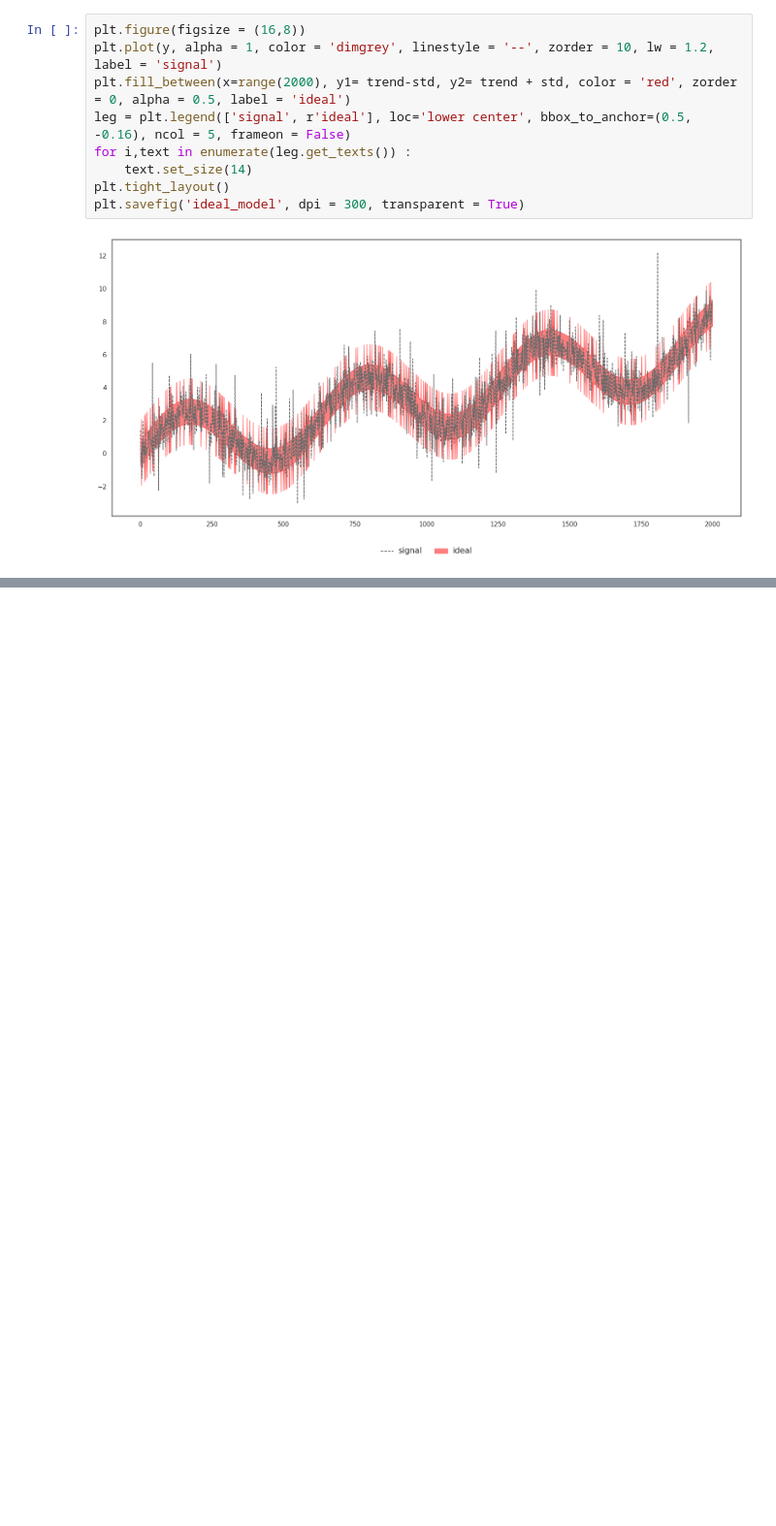
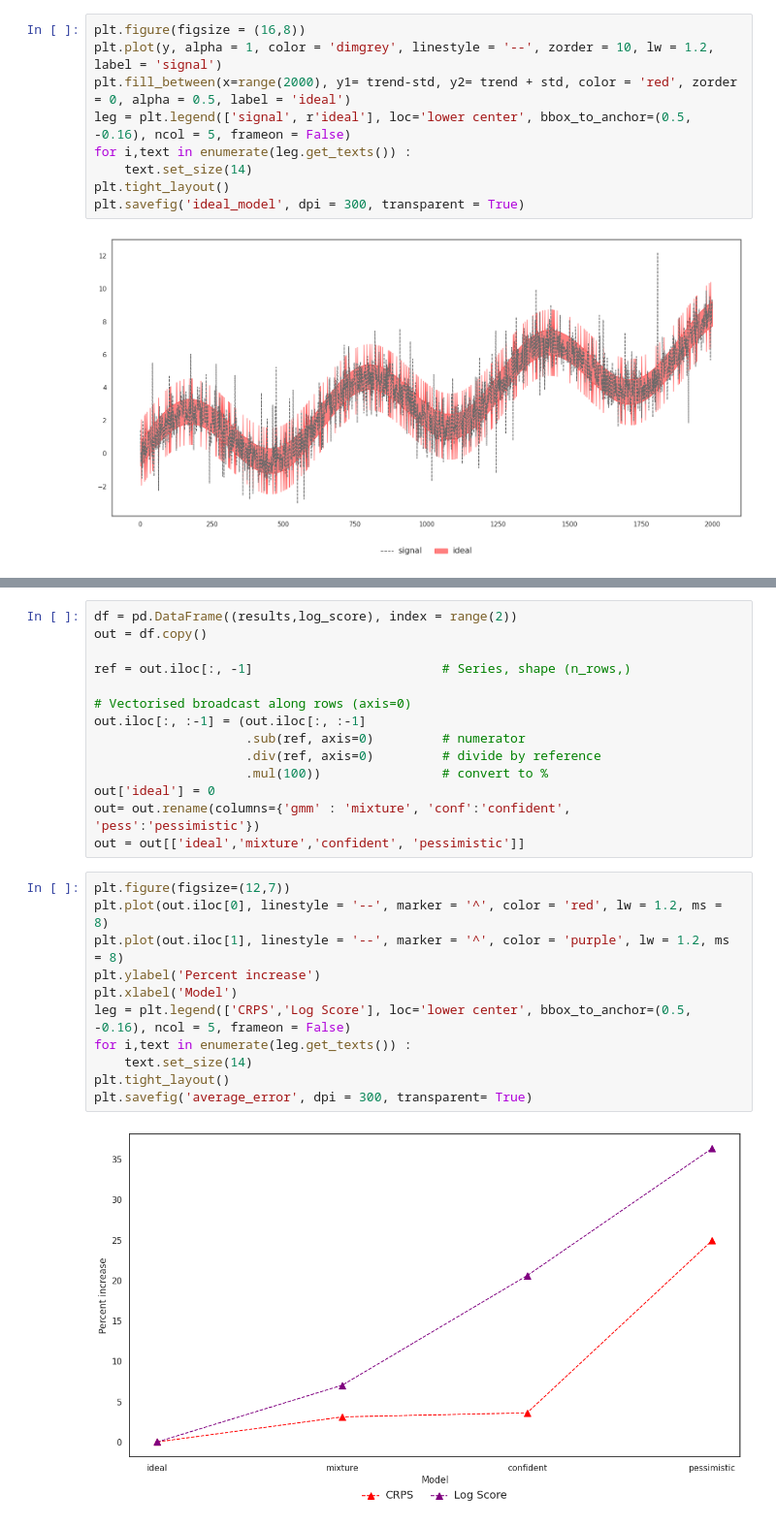
Before and after one commit to QuantLet/Proper-Scoring-Rules, a Jupyter notebook: 5. Local scale dependence of scoring rules/example_ts.ipynb, the cells around one changed output, grey strips where cells are left out. Shown at 97% size. Cells and saved outputs as stored; diff of their text form; blank space fills up the shorter version.

```diff
--- a/5. Local scale dependence of scoring rules/example_ts.ipynb
+++ b/5. Local scale dependence of scoring rules/example_ts.ipynb
@@ -168,0 +234,27 @@ plt.savefig('ideal_model', dpi = 300, transparent = True)
+# %%
+df = pd.DataFrame((results,log_score), index = range(2))
+out = df.copy()
+
+ref = out.iloc[:, -1]                         # Series, shape (n_rows,)
+
+# Vectorised broadcast along rows (axis=0)
+out.iloc[:, :-1] = (out.iloc[:, :-1]
+                    .sub(ref, axis=0)         # numerator
+                    .div(ref, axis=0)         # divide by reference
+                    .mul(100))                # convert to %
+out['ideal'] = 0
+out= out.rename(columns={'gmm' : 'mixture', 'conf':'confident', 'pess':'pessimistic'})
+out = out[['ideal','mixture','confident', 'pessimistic']]
+# %%
+plt.figure(figsize=(12,7))
+plt.plot(out.iloc[0], linestyle = '--', marker = '^', color = 'red', lw = 1.2, ms = 8)
+plt.plot(out.iloc[1], linestyle = '--', marker = '^', color = 'purple', lw = 1.2, ms = 8)
+plt.ylabel('Percent increase')
+plt.xlabel('Model')
+leg = plt.legend(['CRPS','Log Score'], loc='lower center', bbox_to_anchor=(0.5, -0.16), ncol = 5, frameon = False)
+for i,text in enumerate(leg.get_texts()) :
+    text.set_size(14)
+plt.tight_layout()
+plt.savefig('average_error', dpi = 300, transparent= True)
+# %% [output]
+[figure, added]
```
Also changed, not shown: parts of 9 cells of this notebook, 8 other files.
